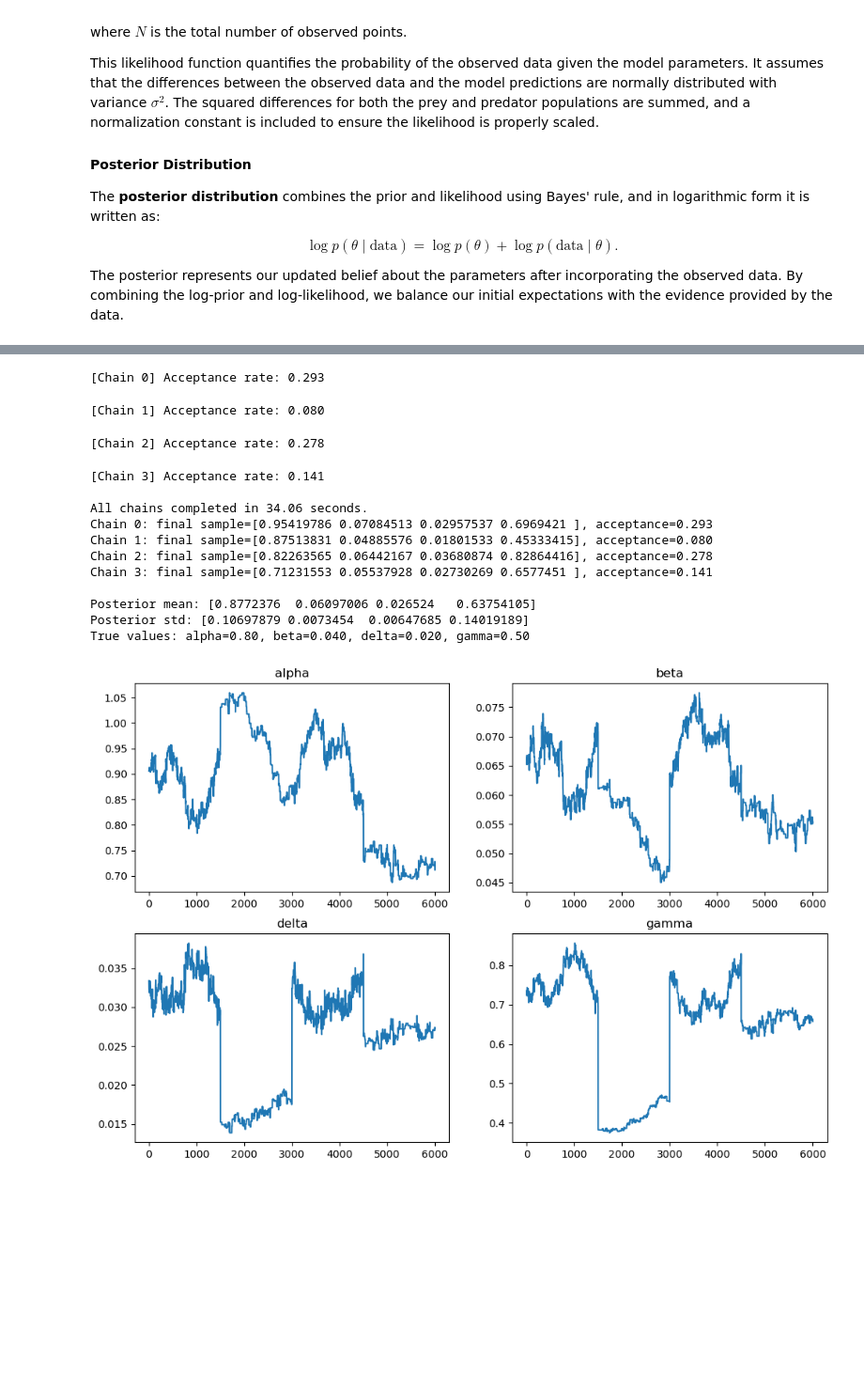
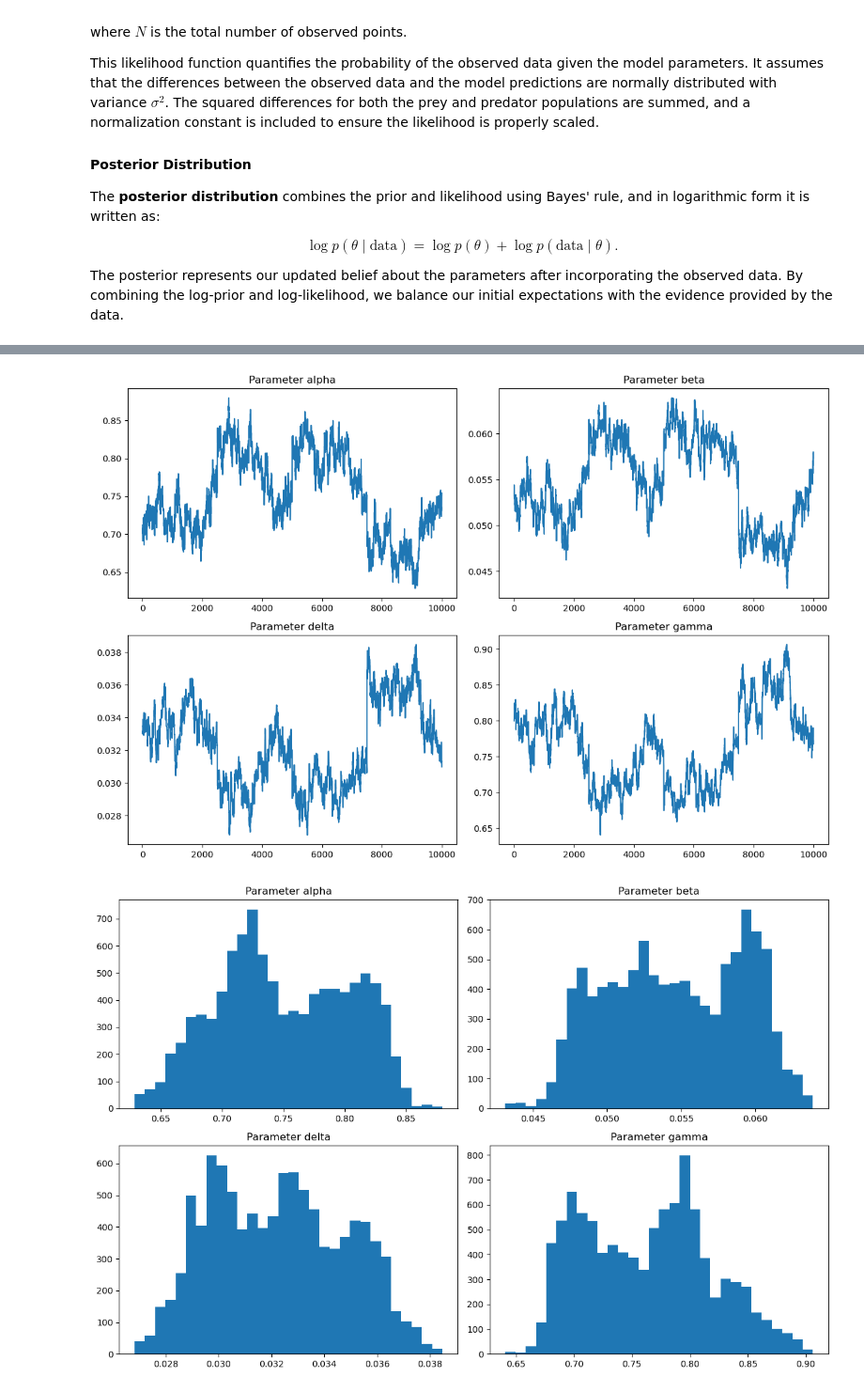
Before and after one commit to wogus00/bayesic-ode-estimator, a Jupyter notebook: sample.ipynb, the cells around one changed output, grey strips where cells are left out. Shown: that part at 94% size. Cells and saved outputs as stored; diff of their text form; code cells hidden in the pictures; blank space fills up the shorter version.

```diff
--- a/sample.ipynb
+++ b/sample.ipynb
@@ -380,72 +251,5 @@ def lv_log_posterior(params):
-# %%
-# 4) Run multiple chains
-n_iter = 3000
-n_chains = 4
-chains = []
-acc_rates = []
-
-start_time = time.time()
-for chain_id in range(n_chains):
-    init_guess = np.array(prior_means) * (1.0 + 0.2 * np.random.randn(len(prior_means)))
-    init_guess = np.maximum(init_guess, 1e-3)
-
-    chain, acc = metropolis_hastings_single_chain(
-        init_params      = init_guess,
-        log_posterior_fn = lv_log_posterior,
-        n_iter           = n_iter,
-        proposal_scales  = [0.1 * sd for sd in prior_sds],
-        random_seed      = 1000 + chain_id,
-        chain_id         = chain_id,
-        verbose          = True
-    )
-    chains.append(chain)
-    acc_rates.append(acc)
-
-end_time = time.time()
-print(f"\nAll chains completed in {end_time - start_time:.2f} seconds.")
-
-# 5) Summaries
-burn_in = n_iter // 2
-combined = np.concatenate([c[burn_in:] for c in chains], axis=0)
-post_mean = np.mean(combined, axis=0)
-post_std  = np.std(combined, axis=0)
-
-for i, (chain, acc) in enumerate(zip(chains, acc_rates)):
-    print(f"Chain {i}: final sample={chain[-1]}, acceptance={acc:.3f}")
-
-print("\nPosterior mean:", post_mean)
-print("Posterior std:", post_std)
-print("True values: alpha={:.2f}, beta={:.3f}, delta={:.3f}, gamma={:.2f}".format(
-    alpha_true, beta_true, delta_true, gamma_true
-))
-# plot posterior samples
-plt.figure(figsize=(12, 8))
-plt.subplot(2, 2, 1)
-plt.plot(combined[:, 0])
-plt.title("alpha")
-plt.subplot(2, 2, 2)
-plt.plot(combined[:, 1])
-plt.title("beta")
-plt.subplot(2, 2, 3)
-plt.plot(combined[:, 2])
-plt.title("delta")
-plt.subplot(2, 2, 4)
-plt.plot(combined[:, 3])
-plt.title("gamma")
-plt.show()
-# %% [output]
-[Chain 0] Acceptance rate: 0.293
-[Chain 1] Acceptance rate: 0.080
-[Chain 2] Acceptance rate: 0.278
-[Chain 3] Acceptance rate: 0.141
-
-All chains completed in 34.06 seconds.
-Chain 0: final sample=[0.95419786 0.07084513 0.02957537 0.6969421 ], acceptance=0.293
-Chain 1: final sample=[0.87513831 0.04885576 0.01801533 0.45333415], acceptance=0.080
-Chain 2: final sample=[0.82263565 0.06442167 0.03680874 0.82864416], acceptance=0.278
-Chain 3: final sample=[0.71231553 0.05537928 0.02730269 0.6577451 ], acceptance=0.141
-
-Posterior mean: [0.8772376  0.06097006 0.026524   0.63754105]
-Posterior std: [0.10697879 0.0073454  0.00647685 0.14019189]
-True values: alpha=0.80, beta=0.040, delta=0.020, gamma=0.50
-[figure, removed]
+# %%
+result.visualize(params=['alpha', 'beta', 'delta', 'gamma'])
+# %% [output]
+[figure, added]
+[figure, added]
```
Also changed, not shown: parts of 19 cells of this notebook, 6 other files.
